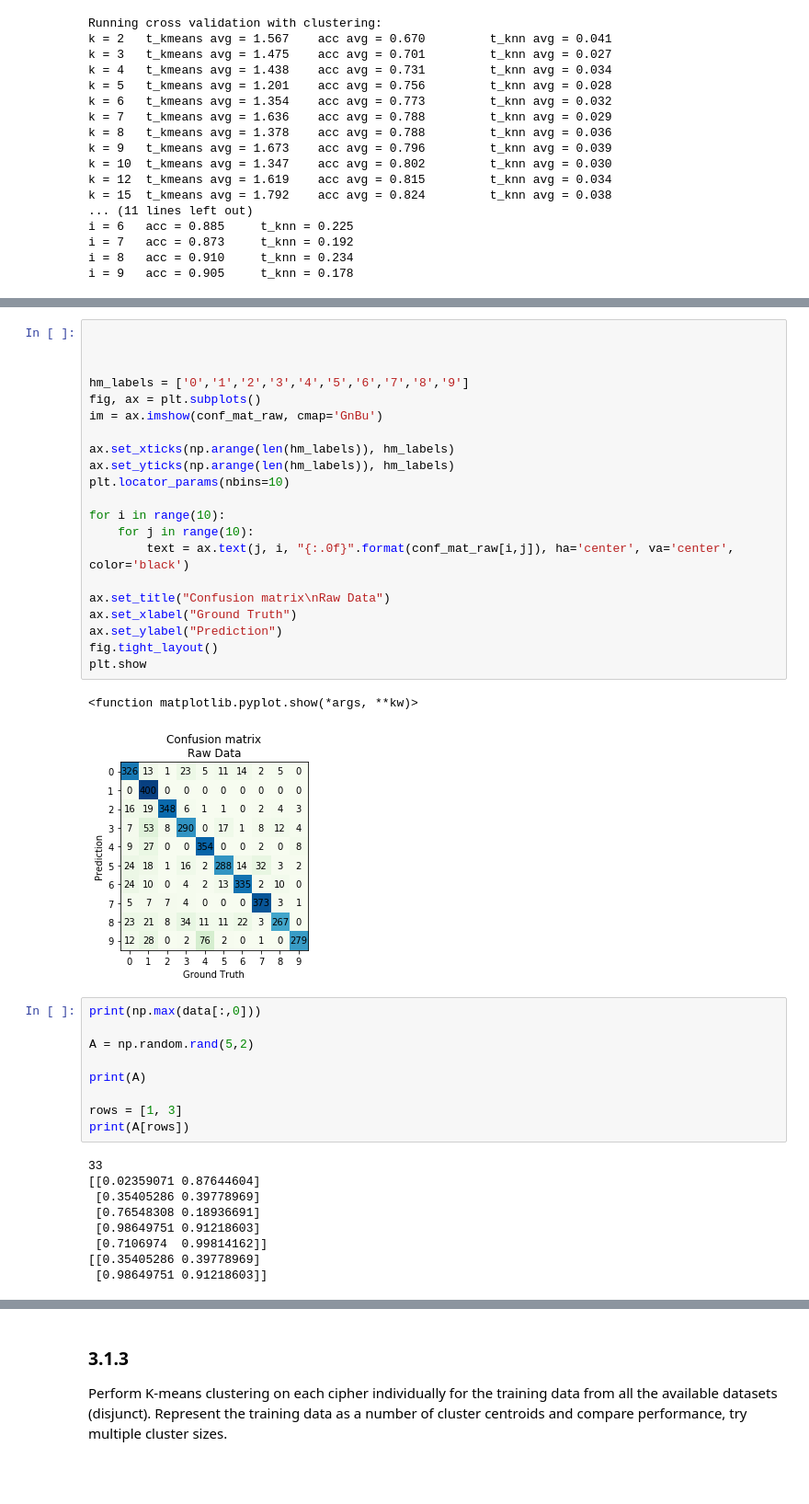
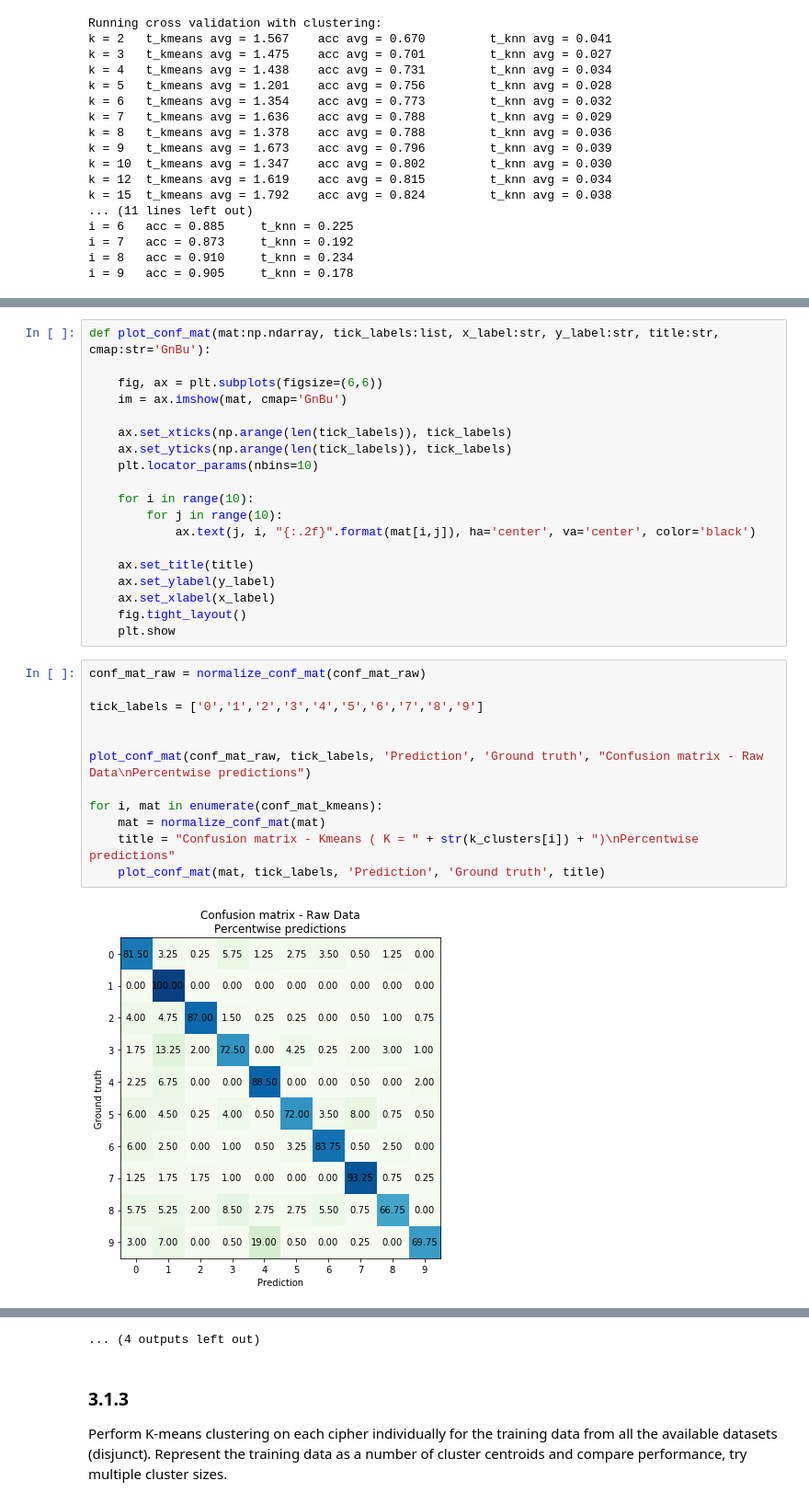
Before and after one commit to vmstavens/sm_pca, a Jupyter notebook: clustering/ex1.ipynb, the cells around one changed output, grey strips where cells are left out. Shown at 92% size. Drawn from its saved outputs; the diff is of its cells as text; blank space fills up the shorter version.

```diff
--- a/clustering/ex1.ipynb
+++ b/clustering/ex1.ipynb
@@ -246,42 +250,33 @@ plt.show()
 # %%
+def plot_conf_mat(mat:np.ndarray, tick_labels:list, x_label:str, y_label:str, title:str, cmap:str='GnBu'):
 
+    fig, ax = plt.subplots(figsize=(6,6))
+    im = ax.imshow(mat, cmap='GnBu')
 
+    ax.set_xticks(np.arange(len(tick_labels)), tick_labels)
+    ax.set_yticks(np.arange(len(tick_labels)), tick_labels)
+    plt.locator_params(nbins=10)
 
-hm_labels = ['0','1','2','3','4','5','6','7','8','9']
-fig, ax = plt.subplots()
-im = ax.imshow(conf_mat_raw, cmap='GnBu')
+    for i in range(10):
+        for j in range(10):
+            ax.text(j, i, "{:.2f}".format(mat[i,j]), ha='center', va='center', color='black')
 
-ax.set_xticks(np.arange(len(hm_labels)), hm_labels)
-ax.set_yticks(np.arange(len(hm_labels)), hm_labels)
-plt.locator_params(nbins=10)
-
-for i in range(10):
-    for j in range(10):
-        text = ax.text(j, i, "{:.0f}".format(conf_mat_raw[i,j]), ha='center', va='center', color='black')
-
-ax.set_title("Confusion matrix\nRaw Data")
-ax.set_xlabel("Ground Truth")
-ax.set_ylabel("Prediction")
-fig.tight_layout()
-plt.show
+    ax.set_title(title)
+    ax.set_ylabel(y_label)
+    ax.set_xlabel(x_label)
+    fig.tight_layout()
+    plt.show
-# %% [output]
-<function matplotlib.pyplot.show(*args, **kw)>
-[figure, removed]
-# %%
-print(np.max(data[:,0]))
-
-A = np.random.rand(5,2)
-
-print(A)
-
-rows = [1, 3]
-print(A[rows])
-# %% [output]
-33
-[[0.02359071 0.87644604]
- [0.35405286 0.39778969]
- [0.76548308 0.18936691]
- [0.98649751 0.91218603]
- [0.7106974  0.99814162]]
-[[0.35405286 0.39778969]
- [0.98649751 0.91218603]]
+# %%
+conf_mat_raw = normalize_conf_mat(conf_mat_raw)
+
+tick_labels = ['0','1','2','3','4','5','6','7','8','9']
+
+
+plot_conf_mat(conf_mat_raw, tick_labels, 'Prediction', 'Ground truth', "Confusion matrix - Raw Data\nPercentwise predictions")
+
+for i, mat in enumerate(conf_mat_kmeans):
+    mat = normalize_conf_mat(mat)
+    title = "Confusion matrix - Kmeans ( K = " + str(k_clusters[i]) + ")\nPercentwise predictions"
+    plot_conf_mat(mat, tick_labels, 'Prediction', 'Ground truth', title)
+# %% [output]
+[figure, added]
@@ -288,3 +294,4 @@ print(A[rows])
+... (4 outputs left out)
 # %% [markdown]
 ### 3.1.3
 Perform K-means clustering on each cipher individually for the training data from all the available datasets (disjunct). Represent the training data as a number of cluster centroids and compare performance, try multiple cluster sizes.
```
Also changed, not shown: parts of 4 cells of this notebook.
